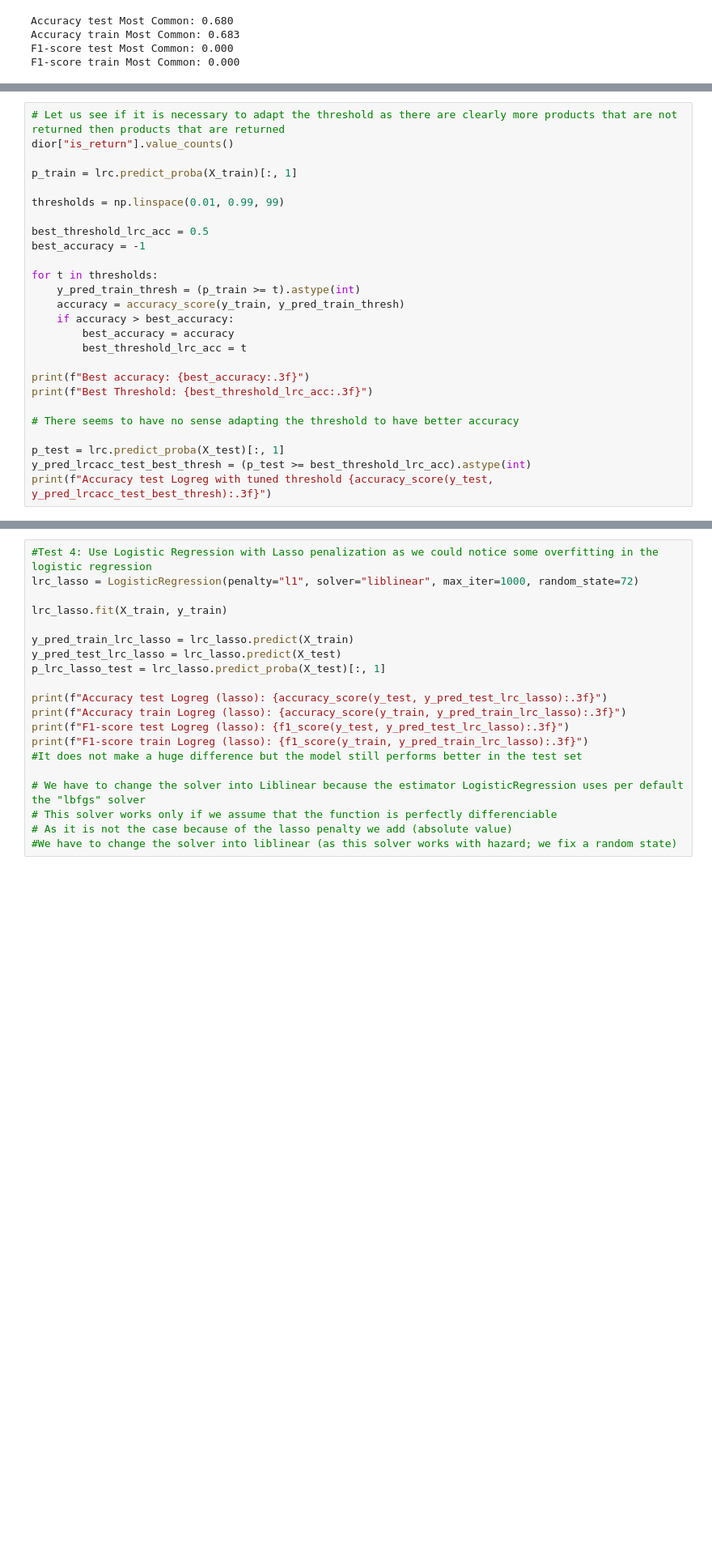
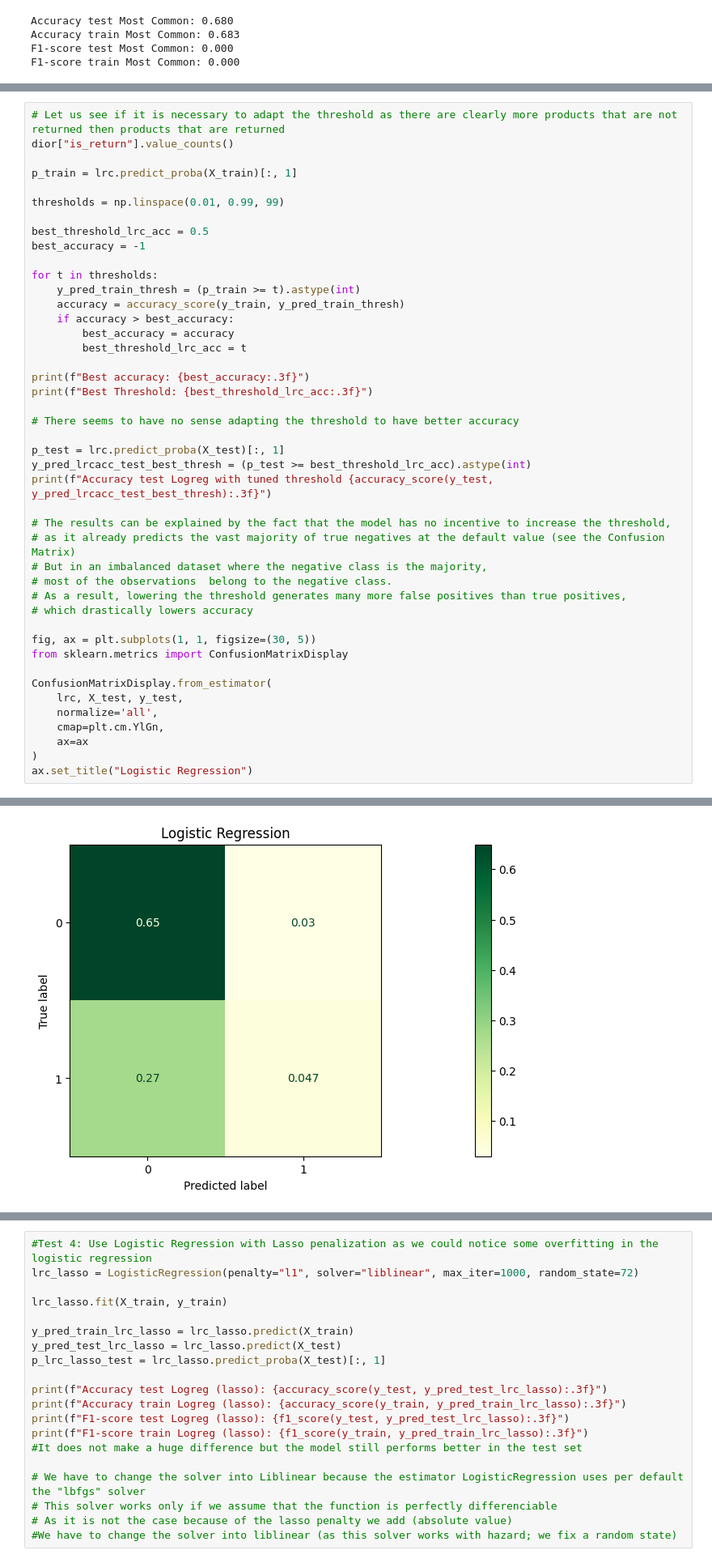
Before and after one commit to ice1O/Luxury-Fashion-Product-Return-Analysis, a Jupyter notebook: Models for Global.ipynb, the cells around one changed output, grey strips where cells are left out. Shown: that part at 81% size. Cells and saved outputs as stored; diff of their text form; blank space fills up the shorter version.

Commit message:
Add some explanations until logistic regression

```diff
--- a/Models for Global.ipynb
+++ b/Models for Global.ipynb
@@ -188,6 +214,24 @@ print(f"Best Threshold: {best_threshold_lrc_acc:.3f}")
 p_test = lrc.predict_proba(X_test)[:, 1]
 y_pred_lrcacc_test_best_thresh = (p_test >= best_threshold_lrc_acc).astype(int)
 print(f"Accuracy test Logreg with tuned threshold {accuracy_score(y_test, y_pred_lrcacc_test_best_thresh):.3f}")
+
+# The results can be explained by the fact that the model has no incentive to increase the threshold,
+# as it already predicts the vast majority of true negatives at the default value (see the Confusion Matrix)
+# But in an imbalanced dataset where the negative class is the majority,
+# most of the observations  belong to the negative class.
+# As a result, lowering the threshold generates many more false positives than true positives,
+# which drastically lowers accuracy
+
+fig, ax = plt.subplots(1, 1, figsize=(30, 5))
+from sklearn.metrics import ConfusionMatrixDisplay
+
+ConfusionMatrixDisplay.from_estimator(
+    lrc, X_test, y_test,
+    normalize='all',
+    cmap=plt.cm.YlGn,
+    ax=ax
+)
+ax.set_title("Logistic Regression")
 # %% [output]
 Best accuracy: 0.702
 Best Threshold: 0.500
@@ -195,3 +240,4 @@ Accuracy test Logreg with tuned threshold 0.697
+[figure, added]
 # %%
 #What would be the results if we want to maximize the f1-score
 dior["is_return"].value_counts()
```
Also changed, not shown: parts of 6 cells of this notebook.
